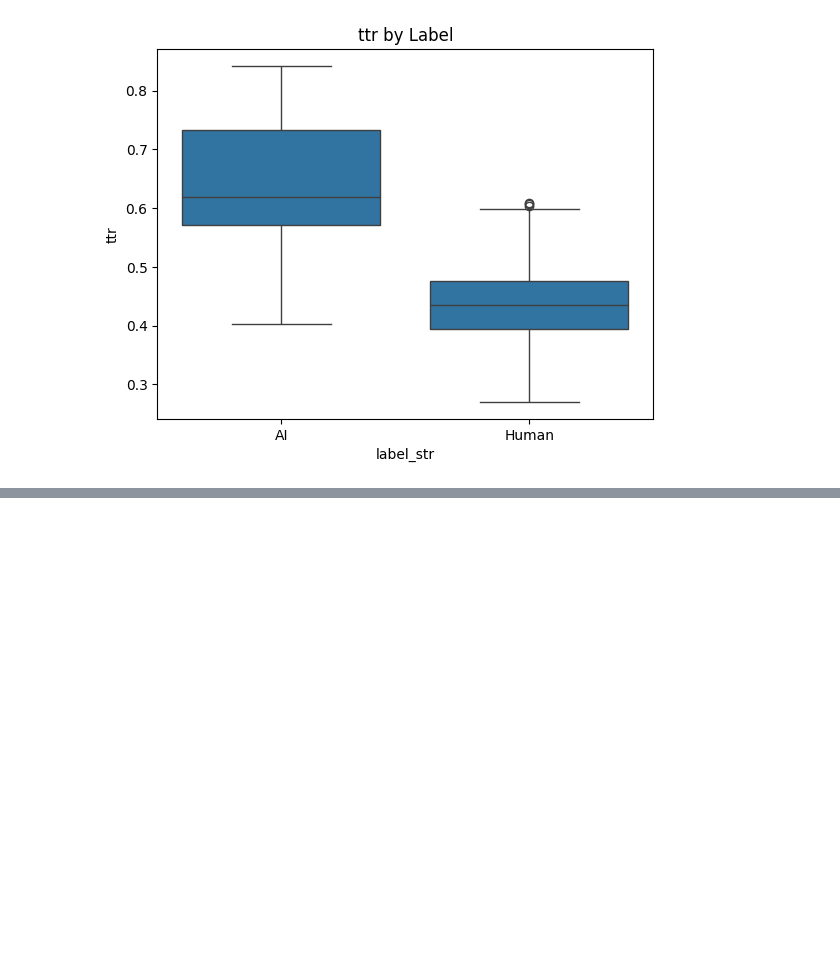
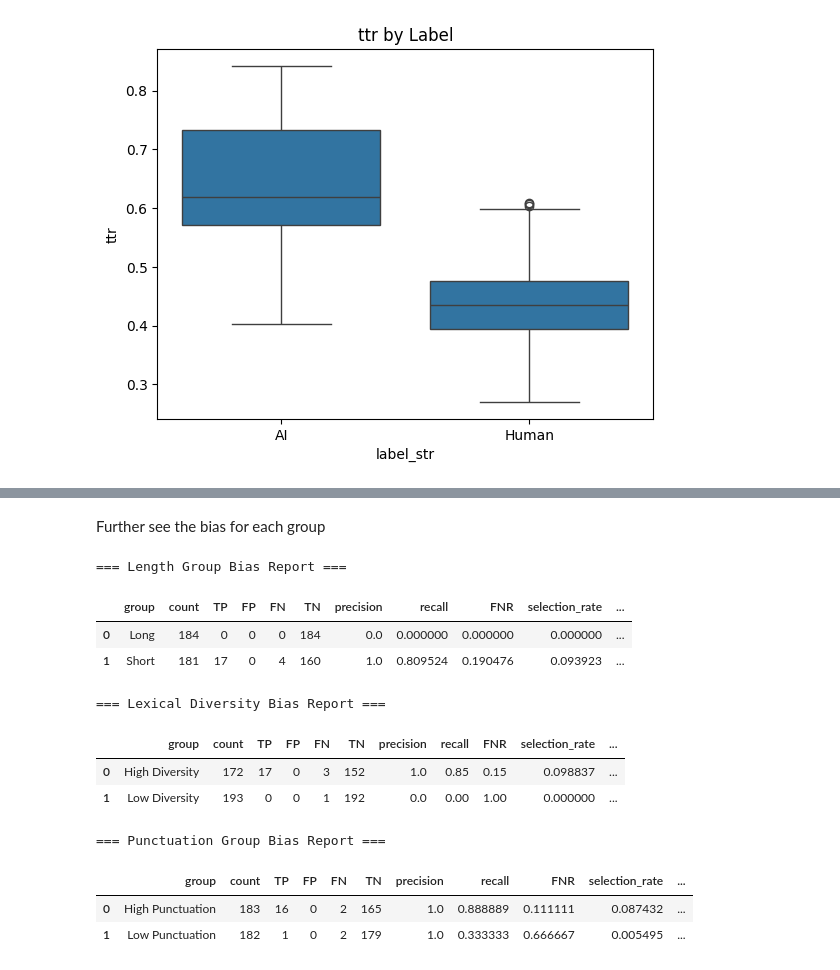
Before and after one commit to melodychengtc/ai-bias-project, a Jupyter notebook: ai-essay-detection.ipynb, the cells around one changed output, grey strips where cells are left out. Drawn from its saved outputs; the diff is of its cells as text; code cells hidden in the pictures; blank space fills up the shorter version.

Commit message:
detect bias in dataset of human vs AI samples (word length, lexical density, punctuation count)

```diff
--- a/ai-essay-detection.ipynb
+++ b/ai-essay-detection.ipynb
@@ -833,0 +964,21 @@ for col in ["word_count", "var_sent_len", "connectives_per_100w", "ttr"]:
+# %%
+import pandas as pd
+
+# Make sure Xte, yte, y_pred exist from your train/test split
+pred_series = pd.Series(y_pred.astype(int), index=Xte.index, name="y_pred")
+true_series = pd.Series(yte.astype(int), index=Xte.index, name="generated_label")
+
+# Restrict to test rows and bring in labels/preds
+eval_df = feat_with_label.loc[Xte.index].copy()
+
+# Ensure true label present
+if "generated_label" not in eval_df.columns:
+    eval_df = eval_df.join(true_series, how="left")
+
+# Add predictions
+eval_df = eval_df.join(pred_series, how="left")
+
+# Quick sanity checks
+print("Rows in eval_df:", len(eval_df))
+print("Any missing preds?", eval_df["y_pred"].isna().sum())
+print("Any missing labels?", eval_df["generated_label"].isna().sum())
@@ -833,0 +1074,2 @@ for col in ["word_count", "var_sent_len", "connectives_per_100w", "ttr"]:
+# %% [markdown]
+Further see the bias for each group
@@ -833,0 +1147,32 @@ for col in ["word_count", "var_sent_len", "connectives_per_100w", "ttr"]:
+# %%
+len_report = per_group_metrics(eval_df, "length_group")
+ttr_report = per_group_metrics(eval_df, "ttr_group")
+punc_report = per_group_metrics(eval_df, "punc_group")
+
+print("=== Length Group Bias Report ===")
+display(len_report[["group","count","TP","FP","FN","TN","precision","recall","FNR","selection_rate",
+                    "precision_gap_vs_best","recall_gap_vs_best","FNR_gap_vs_best"]])
+
+print("=== Lexical Diversity Bias Report ===")
+display(ttr_report[["group","count","TP","FP","FN","TN","precision","recall","FNR","selection_rate",
+                    "precision_gap_vs_best","recall_gap_vs_best","FNR_gap_vs_best"]])
+
+print("=== Punctuation Group Bias Report ===")
+display(punc_report[[
+    "group","count","TP","FP","FN","TN",
+    "precision","recall","FNR","selection_rate",
+    "precision_gap_vs_best","recall_gap_vs_best","FNR_gap_vs_best"
+]])
+# %% [output]
+=== Length Group Bias Report ===
+|  | group | count | TP | FP | FN | TN | precision | recall | FNR | selection_rate | ... |
+| 0 | Long | 184 | 0 | 0 | 0 | 184 | 0.0 | 0.000000 | 0.000000 | 0.000000 | ... |
+| 1 | Short | 181 | 17 | 0 | 4 | 160 | 1.0 | 0.809524 | 0.190476 | 0.093923 | ... |
+=== Lexical Diversity Bias Report ===
+|  | group | count | TP | FP | FN | TN | precision | recall | FNR | selection_rate | ... |
+| 0 | High Diversity | 172 | 17 | 0 | 3 | 152 | 1.0 | 0.85 | 0.15 | 0.098837 | ... |
+| 1 | Low Diversity | 193 | 0 | 0 | 1 | 192 | 0.0 | 0.00 | 1.00 | 0.000000 | ... |
+=== Punctuation Group Bias Report ===
+|  | group | count | TP | FP | FN | TN | precision | recall | FNR | selection_rate | ... |
+| 0 | High Punctuation | 183 | 16 | 0 | 2 | 165 | 1.0 | 0.888889 | 0.111111 | 0.087432 | ... |
+| 1 | Low Punctuation | 182 | 1 | 0 | 2 | 179 | 1.0 | 0.333333 | 0.666667 | 0.005495 | ... |
```
Also changed, not shown: parts of 18 cells of this notebook.
